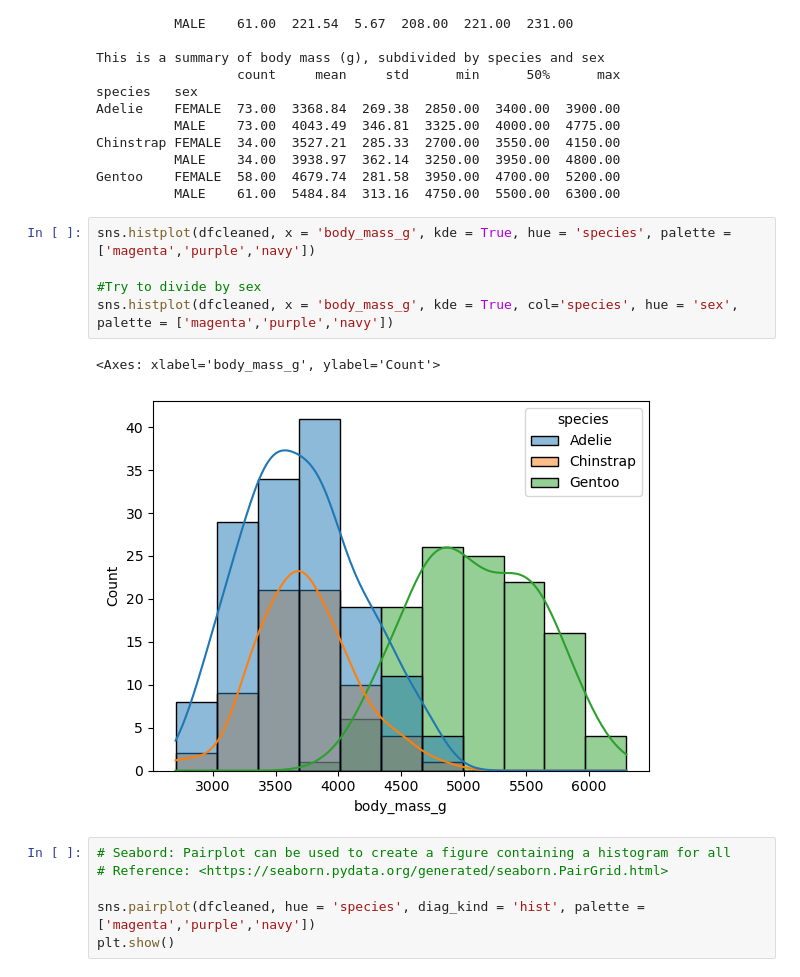
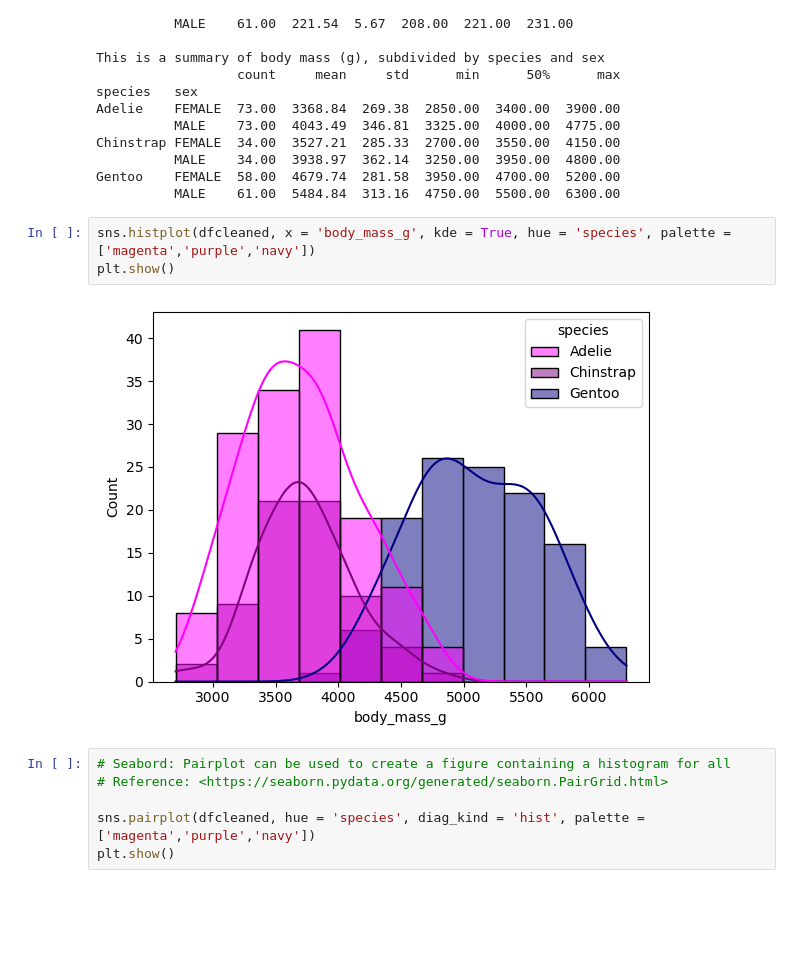
Before and after one commit to Laura6826/PofDA-mywork, a Jupyter notebook: penguins.ipynb, the cells around one changed output. Cells and saved outputs as stored; diff of their text form; blank space fills up the shorter version.

```diff
--- a/penguins.ipynb
+++ b/penguins.ipynb
@@ -309,12 +309,9 @@ Gentoo    FEMALE  58.00  4679.74  281.58  3950.00  4700.00  5200.00
           MALE    61.00  5484.84  313.16  4750.00  5500.00  6300.00
 # %%
 sns.histplot(dfcleaned, x = 'body_mass_g', kde = True, hue = 'species', palette = ['magenta','purple','navy'])
-
-#Try to divide by sex
-sns.histplot(dfcleaned, x = 'body_mass_g', kde = True, col='species', hue = 'sex', palette = ['magenta','purple','navy'])
+plt.show()
 # %% [output]
-<Axes: xlabel='body_mass_g', ylabel='Count'>
-[figure, old version]
+[figure, new version]
 # %%
 # Seabord: Pairplot can be used to create a figure containing a histogram for all
 # Reference: <https://seaborn.pydata.org/generated/seaborn.PairGrid.html>
```
Also changed, not shown: parts of 5 cells of this notebook.
